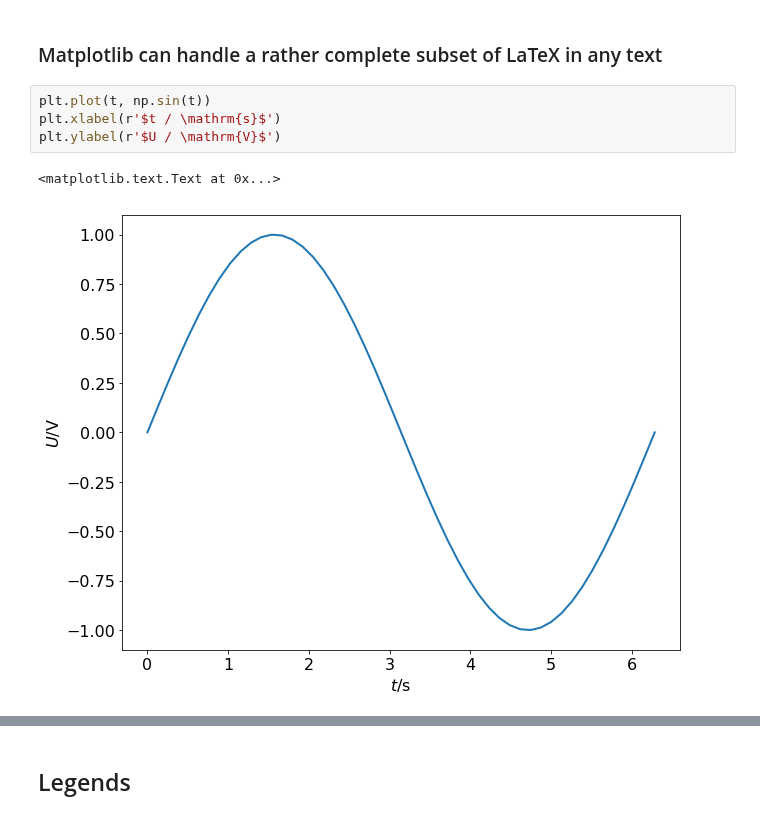
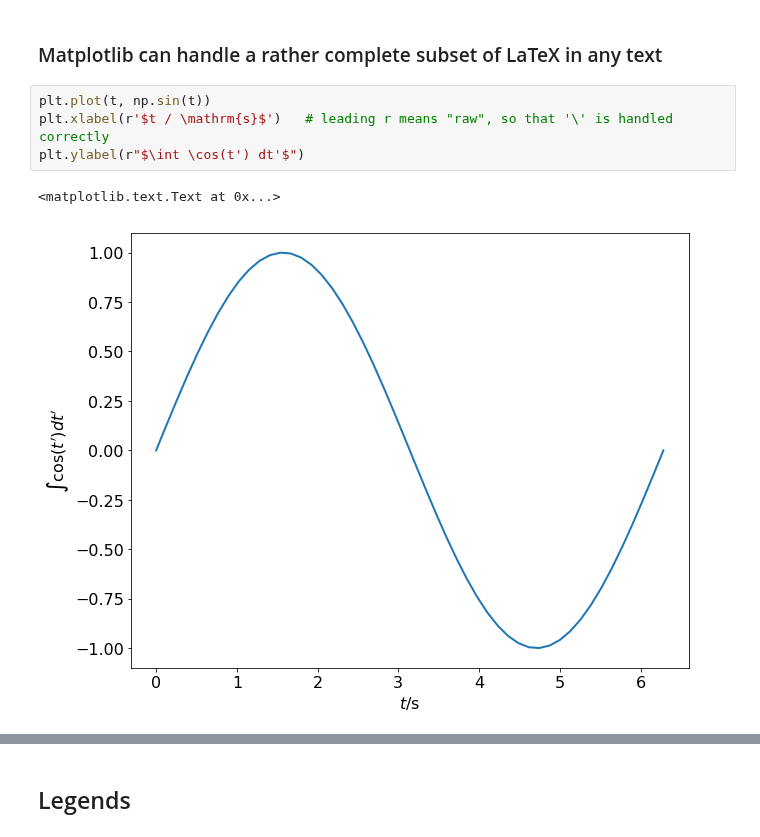
Before and after one commit to Python4AstronomersAndParticlePhysicists/PythonWorkshop-ICE, a Jupyter notebook: notebooks/05_01_matplotlib.ipynb, the cells around one changed output, grey strips where cells are left out. Drawn from its saved outputs; the diff is of its cells as text.

```diff
--- a/notebooks/05_01_matplotlib.ipynb
+++ b/notebooks/05_01_matplotlib.ipynb
@@ -80,8 +96,8 @@ with plt.xkcd():
 ### Matplotlib can handle a rather complete subset of LaTeX in any text
 # %%
 plt.plot(t, np.sin(t))
-plt.xlabel(r'$t / \mathrm{s}$')
-plt.ylabel(r'$U / \mathrm{V}$')
+plt.xlabel(r'$t / \mathrm{s}$')   # leading r means "raw", so that '\' is handled correctly
+plt.ylabel(r"$\int \cos(t') dt'$")
 # %% [output]
 <matplotlib.text.Text at 0x...>
-[figure, old version]
+[figure, new version]
```
Also changed, not shown: parts of 31 cells of this notebook.
